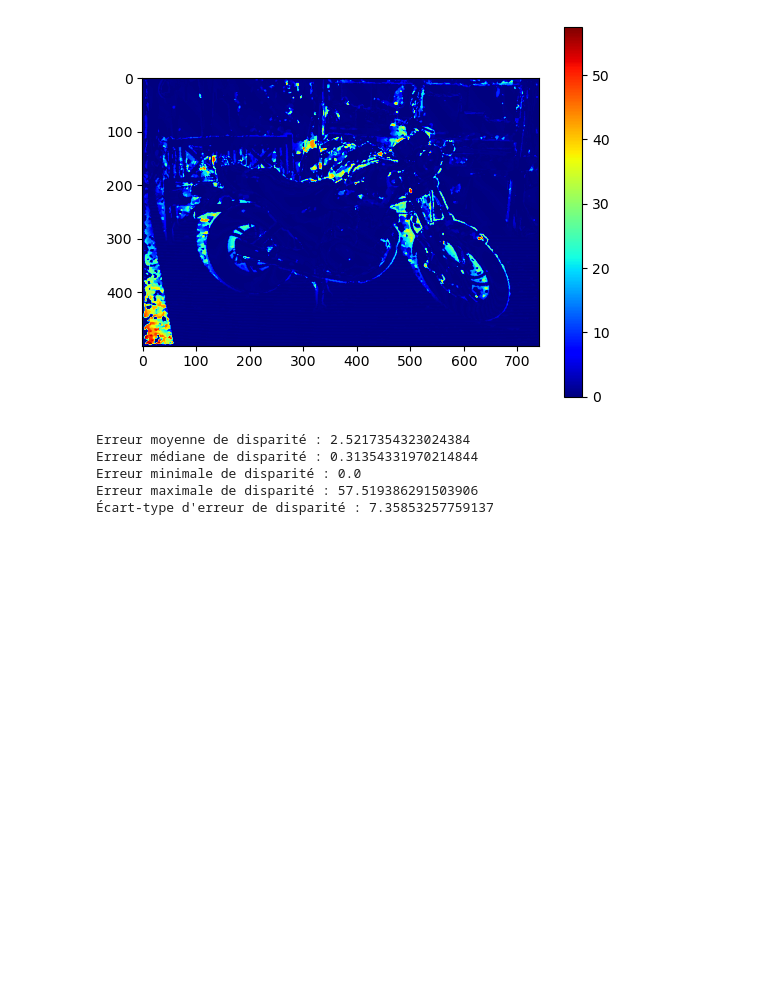
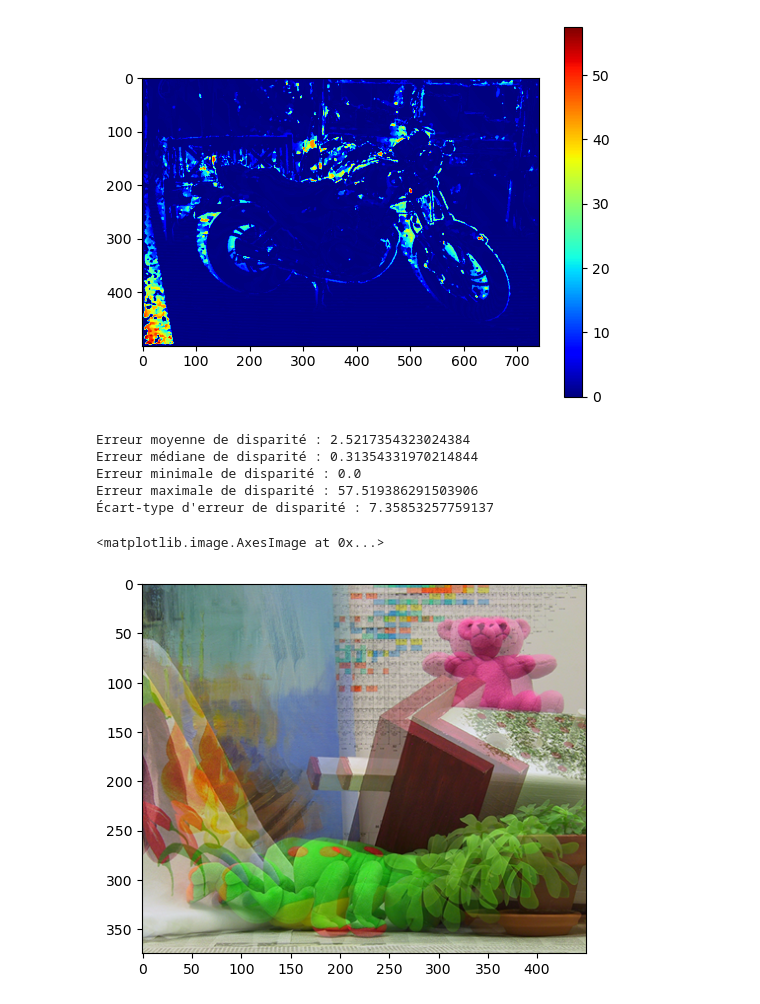
Before and after one commit to RomainFrog/StereoMatching, a Jupyter notebook: algoBM/blockmatching.ipynb, the cells around one changed output. Cells and saved outputs as stored; diff of their text form; code cells hidden in the pictures; blank space fills up the shorter version.

```diff
--- a/blockmatching.ipynb
+++ b/algoBM/blockmatching.ipynb
@@ -205,3 +205,14 @@ Erreur médiane de disparité : 0.31354331970214844
 Erreur minimale de disparité : 0.0
 Erreur maximale de disparité : 57.519386291503906
 Écart-type d'erreur de disparité : 7.35853257759137
+# %%
+from skimage import io
+
+Ig = io.imread("teddy/im2.png")
+Id = io.imread("teddy/im6.png")
+# %%
+Isum = (0.5*Ig + 0.5*Id).astype('uint8')
+plt.imshow(Isum)
+# %% [output]
+<matplotlib.image.AxesImage at 0x...>
+[figure, added]
```
Also changed, not shown: parts of 3 cells of this notebook, 4 other files.
